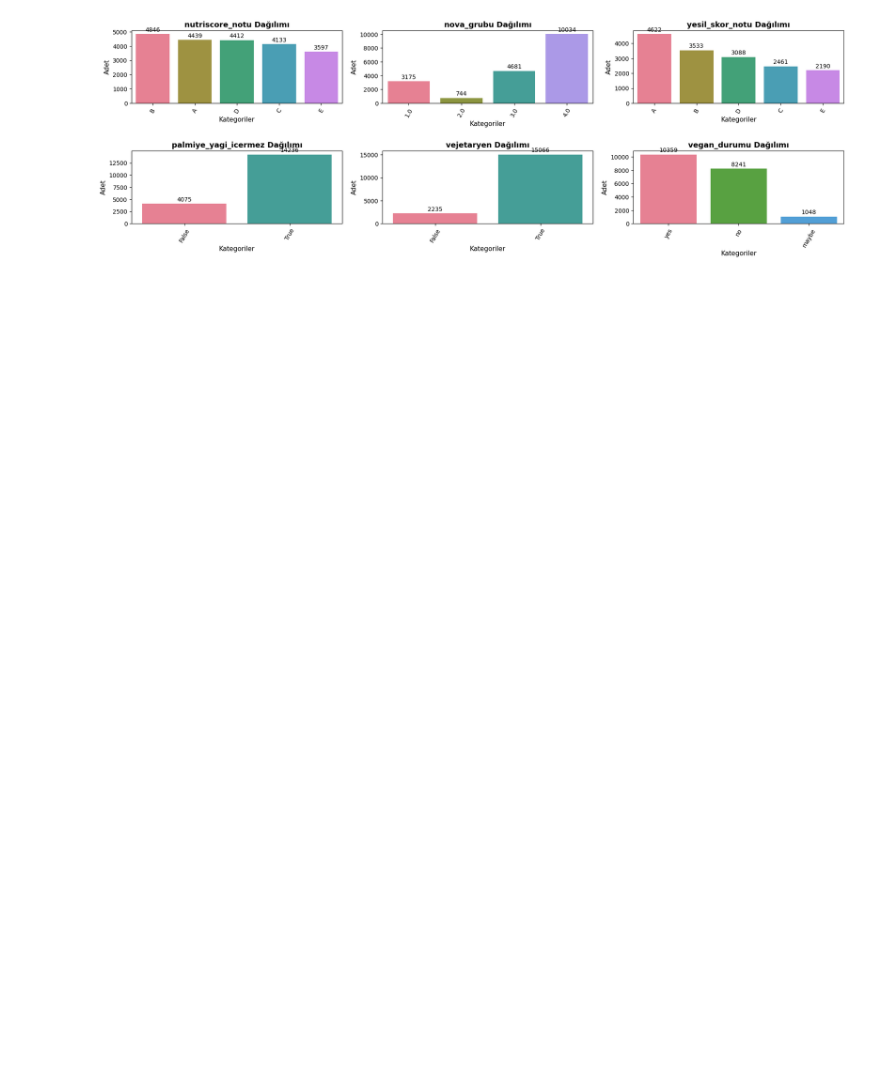
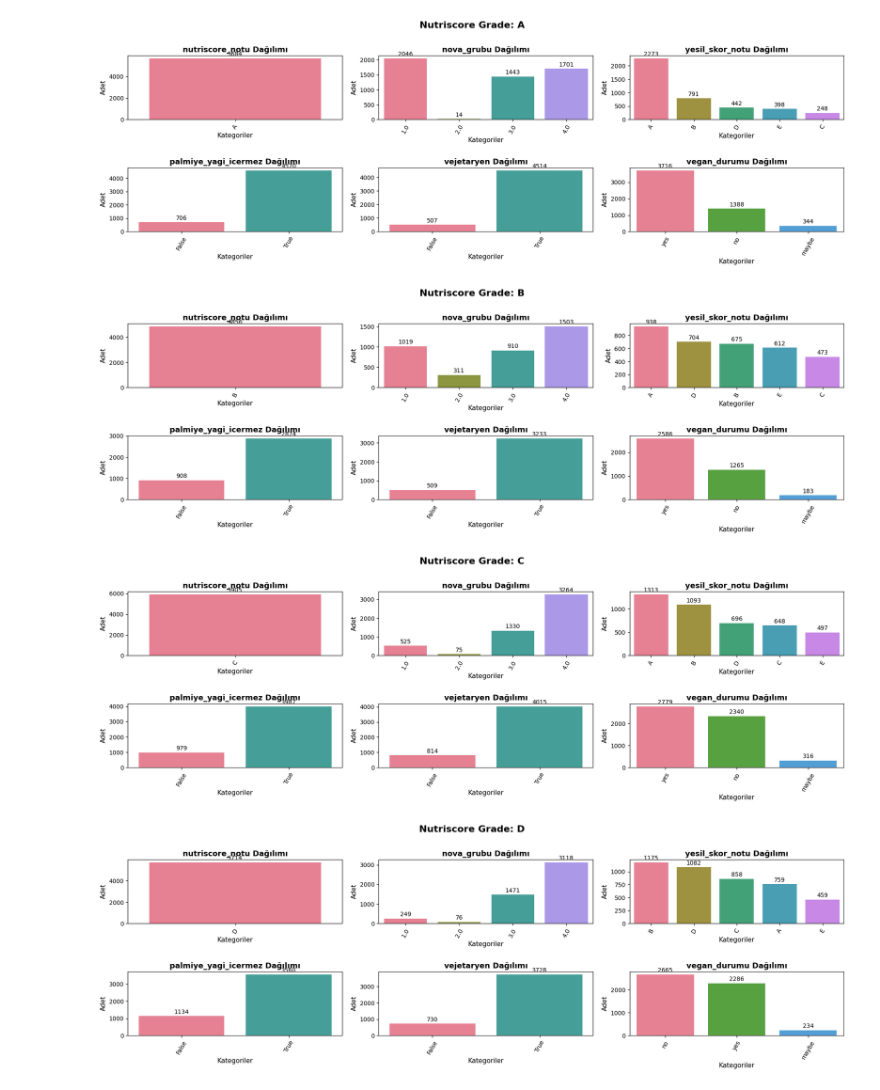
Before and after one commit to oguzhanerbil/food-health-predictor, a Jupyter notebook: prediction/analiz.ipynb, the cells around one changed output. Drawn from its saved outputs; the diff is of its cells as text; code cells hidden in the pictures; blank space fills up the shorter version.

```diff
--- a/prediction/analiz.ipynb
+++ b/prediction/analiz.ipynb
@@ -181,34 +181,48 @@ plt.show()
 # %%
 unique_counts = data.nunique()
 
 categorical_columns = unique_counts[unique_counts <= 20].index.tolist()
 
-n_cols = 3
-n_rows = int(np.ceil(len(categorical_columns) / n_cols))
+# Nutriscore notlarına göre gruplandır
+# exclude NaNs to avoid comparing floats and strings when sorting
+nutriscore_grades = data['nutriscore_notu'].dropna().unique()
+# sort safely by string representation
+nutriscore_grades = sorted(nutriscore_grades, key=lambda x: str(x))
 
-fig, axes = plt.subplots(n_rows, n_cols, figsize=(n_cols*6, n_rows*3))
-axes = axes.flatten()
+for grade in nutriscore_grades:
+    grade_data = data[data['nutriscore_notu'] == grade]
 
-for i, column in enumerate(categorical_columns):
-    val_counts = data[column].value_counts()
-    sns.barplot(x=val_counts.index, y=val_counts.values, ax=axes[i], palette='husl')
-    axes[i].set_title(f'{column} Dağılımı', fontsize=13, fontweight='bold')
-    axes[i].set_xlabel("Kategoriler", fontsize=11)
-    axes[i].set_ylabel("Adet", fontsize=11)
-    axes[i].tick_params(axis='x', rotation=60)
+    n_cols = 3
+    n_rows = int(np.ceil(len(categorical_columns) / n_cols))
 
-    # Her sütunun üzerine değerleri ekleyelim
-    for p in axes[i].patches:
-        axes[i].annotate(format(p.get_height(), '.0f'),
-                         (p.get_x() + p.get_width() / 2., p.get_height()),
-                         ha='center', va='center', fontsize=10, color='black', xytext=(0, 7),
-                         textcoords='offset points')
+    fig, axes = plt.subplots(n_rows, n_cols, figsize=(n_cols*6, n_rows*3))
+    axes = axes.flatten()
 
-# Kullanılmayan subplotları kaldıralım
-for j in range(i+1, len(axes)):
-    fig.delaxes(axes[j])
+    fig.suptitle(f'Nutriscore Grade: {grade}', fontsize=16, fontweight='bold', y=0.995)
 
-plt.tight_layout(pad=1.5, w_pad=1.5, h_pad=2.5)
-plt.show()
+    for i, column in enumerate(categorical_columns):
+        val_counts = grade_data[column].value_counts()
+        sns.barplot(x=val_counts.index, y=val_counts.values, ax=axes[i], palette='husl')
+        axes[i].set_title(f'{column} Dağılımı', fontsize=13, fontweight='bold')
+        axes[i].set_xlabel("Kategoriler", fontsize=11)
+        axes[i].set_ylabel("Adet", fontsize=11)
+        axes[i].tick_params(axis='x', rotation=60)
+
+        # Her sütunun üzerine değerleri ekleyelim
+        for p in axes[i].patches:
+            axes[i].annotate(format(p.get_height(), '.0f'),
+                             (p.get_x() + p.get_width() / 2., p.get_height()),
+                             ha='center', va='center', fontsize=10, color='black', xytext=(0, 7),
+                             textcoords='offset points')
+
+    # Kullanılmayan subplotları kaldıralım
+    for j in range(i+1, len(axes)):
+        fig.delaxes(axes[j])
+
+    plt.tight_layout(pad=1.5, w_pad=1.5, h_pad=2.5)
+    plt.show()
 # %% [output]
-[figure, old version]
+[figure, new version]
+[figure, added]
+[figure, added]
+[figure, added]
```
Also changed, not shown: parts of 8 cells of this notebook, 7 other files.
